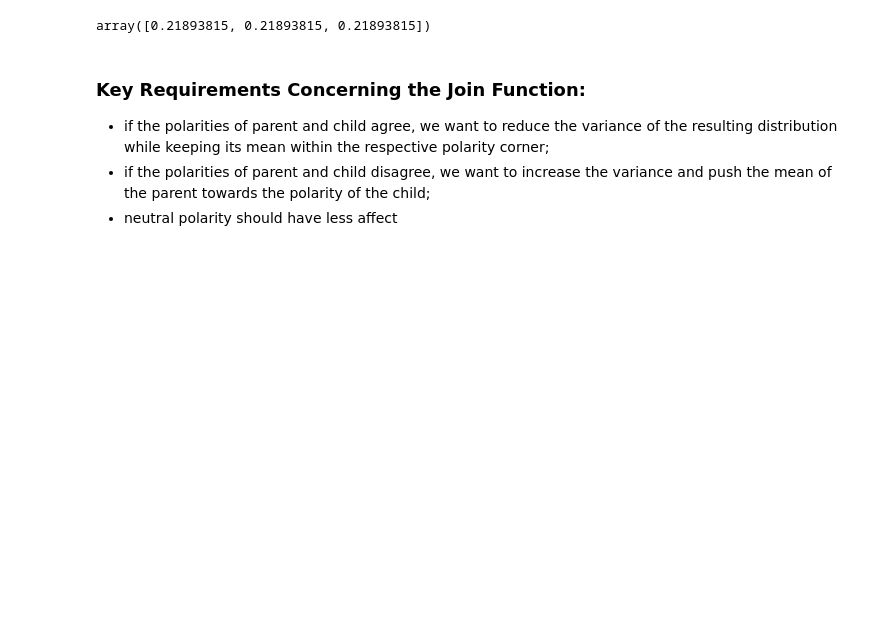
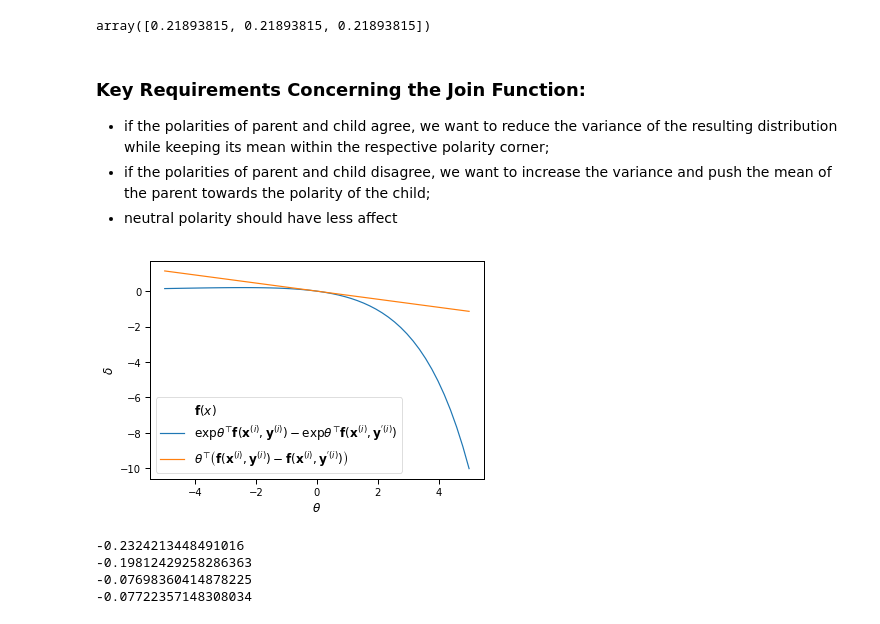
Before and after one commit to WladimirSidorenko/Dissertation, a Jupyter notebook: notebooks/dasa.ipynb, the cells around one changed output. Cells and saved outputs as stored; diff of their text form; code cells hidden in the pictures; blank space fills up the shorter version.

Commit message:
minor improvements, revised DASA section, added figures on deltas;

```diff
--- a/notebooks/dasa.ipynb
+++ b/notebooks/dasa.ipynb
@@ -327,3 +327,51 @@ array([0.21893815, 0.21893815, 0.21893815])
  - if the polarities of parent and child agree, we want to reduce the variance of the resulting distribution while keeping its mean within the respective polarity corner;
  - if the polarities of parent and child disagree, we want to increase the variance and push the mean of the parent towards the polarity of the child;
  - neutral polarity should have less affect
+# %%
+EXP_FUNC = r"$\exp{\theta^{\top}\mathbf{f}(\mathbf{x}^{(i)},\mathbf{y}^{(i)})} - \exp{\theta^{\top}\mathbf{f}(\mathbf{x}^{(i)},\mathbf{y}^{'(i)})}$"
+LIN_FUNC = r"$\theta^{\top}\left(\mathbf{f}(\mathbf{x}^{(i)},\mathbf{y}^{(i)}) - \mathbf{f}(\mathbf{x}^{(i)},\mathbf{y}^{'(i)})\right)$"
+
+a = np.random.rand()
+b = np.random.rand()
+
+def delta1(t, a, b):
+    return t * a - t * b
+
+
+def delta2(t, a, b):
+    return np.exp(t * a) - np.exp(t * b)
+
+
+t = np.linspace(-5, 5)
+
+df = pd.DataFrame({r"$\delta$": [delta2(t_i, a, b) for t_i in t] + [delta1(t_i, a, b) for t_i in t],
+                   r"$\theta$": list(t) * 2 , "$\mathbf{f}(x)$" : [EXP_FUNC] * len(t) + [LIN_FUNC] * len(t)})
+
+LGND_FS = 12
+LBL_FS = 10
+
+sns.set_context("paper", rc={"figure.figsize": (12, 5), "figure.dpi": 300,
+                             "xtick.labelsize": LBL_FS, "ytick.labelsize": LBL_FS,
+                             "legend.fontsize": LGND_FS, "axes.labelsize": LGND_FS})
+
+lplt = sns.lineplot(x=r"$\theta$", y=r"$\delta$", hue=r"$\mathbf{f}(x)$", data=df)
+lplt.get_figure().savefig("delta-b.png")
+# %% [output]
+[figure, added]
+# %%
+a = 0.9688367912879146
+b = 0.784780316788599
+t1 = -1.262771904554577
+t2 = -1.0764320740241085
+
+t1 * (a - b) > t2 * (a - b), np.exp(a * t1) - np.exp(b * t1) > np.exp(a * t2) - np.exp(b * t2)
+
+print(t1 * (a - b))
+print(t2 * (a - b))
+print(np.exp(a * t1) - np.exp(b * t1))
+print(np.exp(a * t2) - np.exp(b * t2))
+# %% [output]
+-0.2324213448491016
+-0.19812429258286363
+-0.07698360414878225
+-0.07722357148308034
```
Also changed, not shown: 11 other files.
